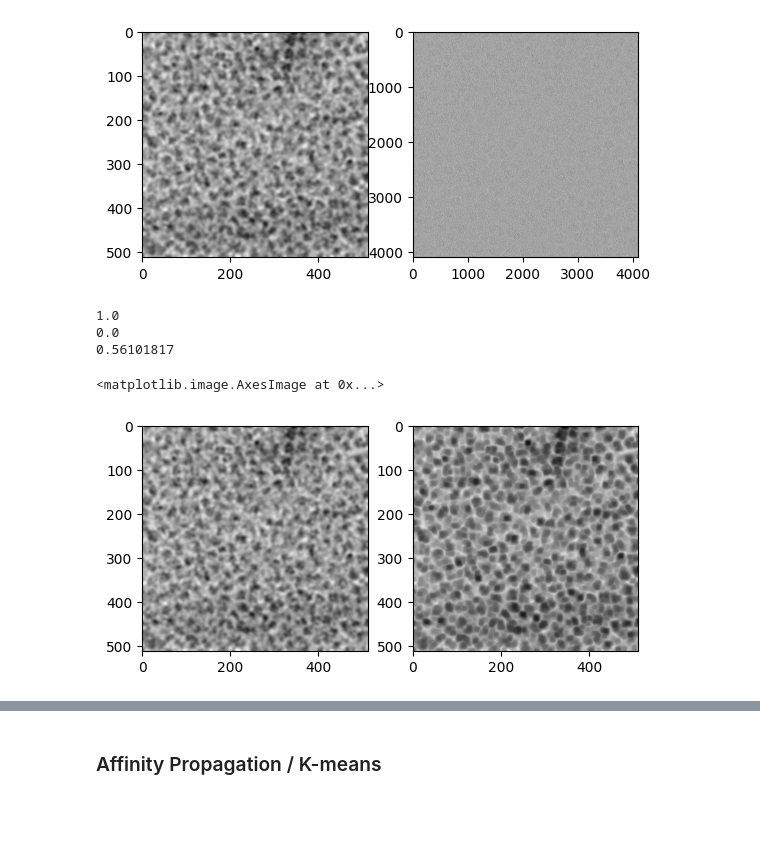
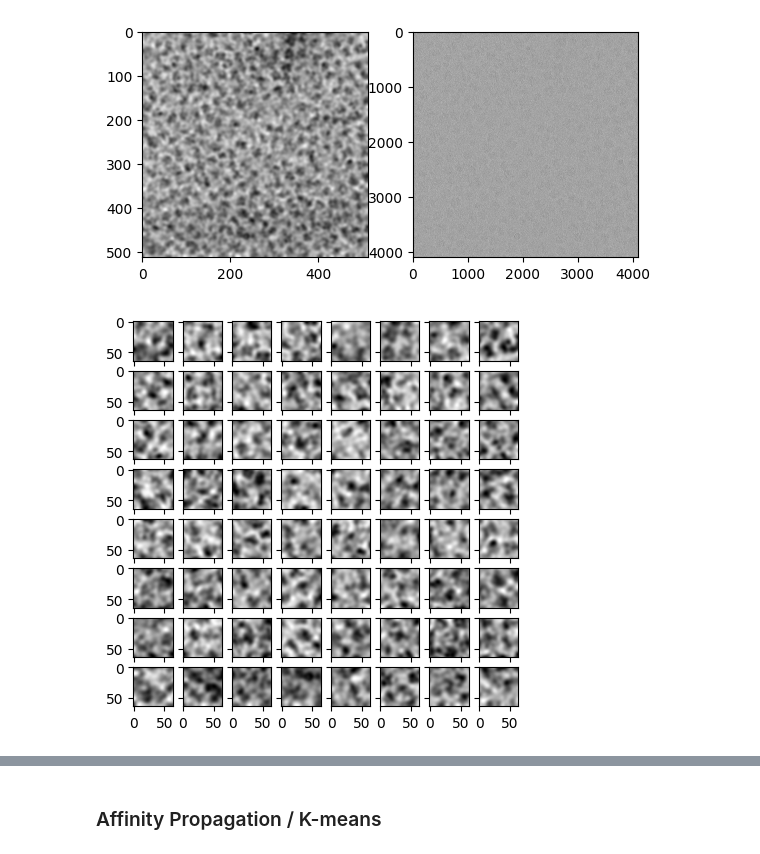
Before and after one commit to Jojo3235/tratamiento-imagense, a Jupyter notebook: Tratamiento de imagenes biomedicas/proyecto/practica.ipynb, the cells around one changed output, grey strips where cells are left out. Saved outputs shown, nothing was run; the diff lists cells and outputs as text; code cells hidden in the pictures; blank space fills up the shorter version.

```diff
--- a/Tratamiento de imagenes biomedicas/proyecto/practica.ipynb
+++ b/Tratamiento de imagenes biomedicas/proyecto/practica.ipynb
@@ -33,34 +33,61 @@ plt.show()
 1.0 0.0
 3044.4294
 [figure]
+# %%
+from mpl_toolkits.axes_grid1 import ImageGrid
+
+particiones = {}
+
+n = 8
+
+for k in range(n):
+    for l in range(n):
+        particiones[f"{k}{l}"] = test_gauss[int(k*len(test_gauss)/n):int((k+1)*len(test_gauss)/n),int(l*len(test_gauss)/n):int((l+1)*len(test_gauss)/n)]
+
+
+fig = plt.figure(figsize= (5,5))
+grid = ImageGrid(fig, 111, nrows_ncols=(n,n), axes_pad=0.1)
+
+for ax, im in zip(grid, particiones.values()):
+    ax.imshow(im, cmap="gray")
+
+plt.show()
+# %% [output]
+[figure, added]
 # %%
 # mask2 = test < 0.37
 #
 # test2 = test*mask2
+import scipy
 
-test_gauss_d = (test_gauss-test_gauss.min())
-test_gauss_d = test_gauss_d/test_gauss_d.max()
+def mascara(img):
+    img_d = (img-img.min())
+    img_d = img_d/img_d.max()
 
-print(test_gauss_d.max())
-print(test_gauss_d.min())
-print(test_gauss_d.mean())
+    print(img_d.max())
+    print(img_d.min())
+    print(img_d.mean())
 
-# mask1 = test_gauss > 0
-# test1 = test_gauss*mask1
+    img_d = scipy.ndimage.minimum_filter(img_d, size= 5)
 
-plt.subplot(1,2,1)
-plt.imshow(test_gauss, cmap="gray")
+    # mask1 = img > img_d.mean()
+    mask_min = img_d < img_d.mean()*0.65
+
+    test1 = img*mask_min
+
+    plt.subplot(1,2,1)
+    plt.imshow(test1, cmap="gray")
+    plt.subplot(1,2,2)
+    plt.imshow(img_d, cmap="gray")
 
 
-import scipy
-
-min_img = scipy.ndimage.minimum_filter(test_gauss_d, size= 5)
+    return test1, img_d, test1*img_d
+#
+# plt.subplot(1,2,1)
+#
+#
+# import scipy
+#
 # min_img2 = scipy.ndimage.minimum_filter(min_img, size= 5)
-plt.subplot(1,2,2)
-plt.imshow(min_img, cmap="gray")
+# plt.subplot(1,2,2)
+# plt.imshow(min_img, cmap="gray")
-# %% [output]
-1.0
-0.0
-0.56101817
-<matplotlib.image.AxesImage at 0x...>
-[figure, removed]
```
Also changed, not shown: parts of 12 cells of this notebook.
